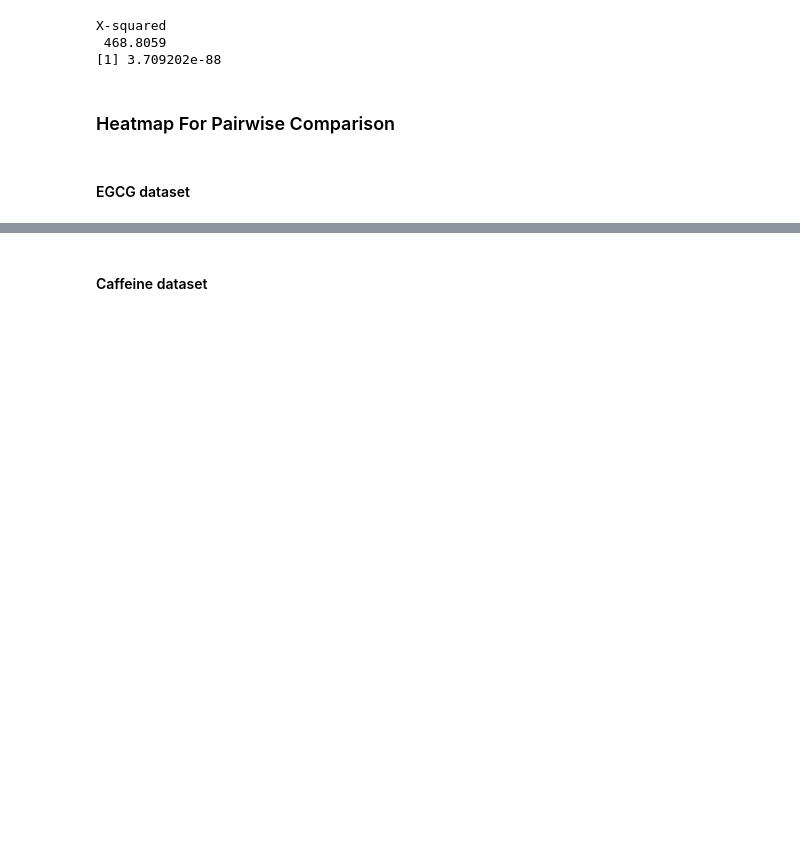
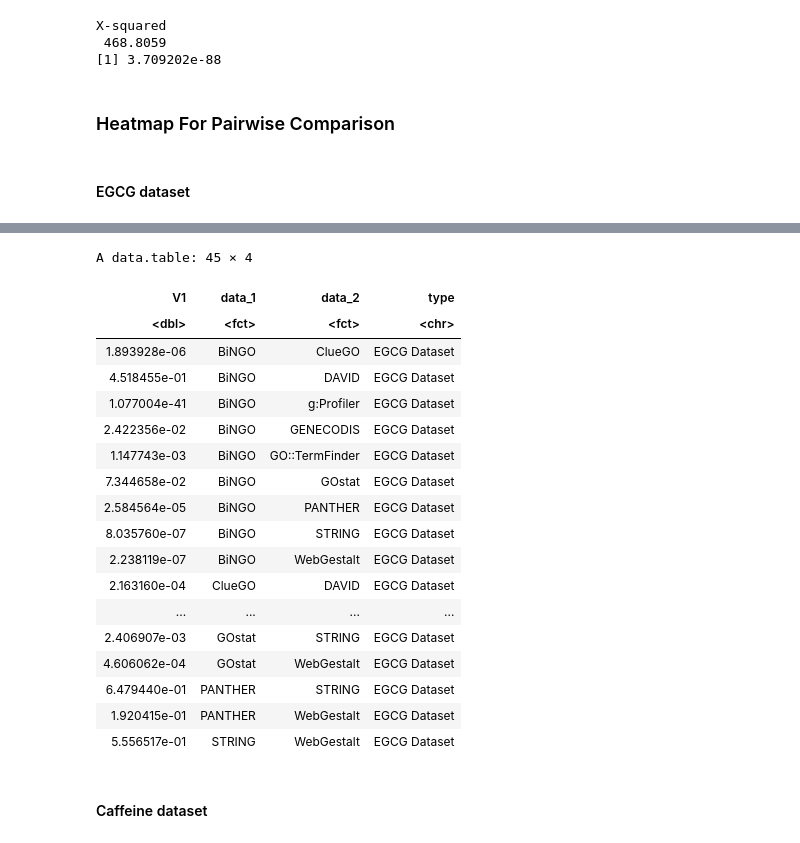
Before and after one commit to kittisaktaoma/GO-tools-comparsion, a Jupyter notebook: GO_tools_Comparison.ipynb, the cells around one changed output, grey strips where cells are left out. Cells and saved outputs as stored; diff of their text form; code cells hidden in the pictures; blank space fills up the shorter version.

```diff
--- a/GO_tools_Comparison.ipynb
+++ b/GO_tools_Comparison.ipynb
@@ -380,6 +408,8 @@ res.eg <- do.call(rbind,out_list) %>% as.data.frame()
 res.eg$data <- rownames(res.eg)
 res.eg.1 <- splitstackshape::cSplit(res.eg, "data", "_")
 res.eg.1$type <- "EGCG Dataset"
+
+res.eg.1
 # %% [output]
 Warning message in chisq.test(x.02[, c(i, j)]):
 “Chi-squared approximation may be incorrect”
@@ -404,3 +422,22 @@ Warning message in chisq.test(x.02[, c(i, j)]):
+A data.table: 45 × 4
+| V1 | data_1 | data_2 | type |
+| <dbl> | <fct> | <fct> | <chr> |
+| 1.893928e-06 | BiNGO | ClueGO | EGCG Dataset |
+| 4.518455e-01 | BiNGO | DAVID | EGCG Dataset |
+| 1.077004e-41 | BiNGO | g:Profiler | EGCG Dataset |
+| 2.422356e-02 | BiNGO | GENECODIS | EGCG Dataset |
+| 1.147743e-03 | BiNGO | GO::TermFinder | EGCG Dataset |
+| 7.344658e-02 | BiNGO | GOstat | EGCG Dataset |
+| 2.584564e-05 | BiNGO | PANTHER | EGCG Dataset |
+| 8.035760e-07 | BiNGO | STRING | EGCG Dataset |
+| 2.238119e-07 | BiNGO | WebGestalt | EGCG Dataset |
+| 2.163160e-04 | ClueGO | DAVID | EGCG Dataset |
+| ... | ... | ... | ... |
+| 2.406907e-03 | GOstat | STRING | EGCG Dataset |
+| 4.606062e-04 | GOstat | WebGestalt | EGCG Dataset |
+| 6.479440e-01 | PANTHER | STRING | EGCG Dataset |
+| 1.920415e-01 | PANTHER | WebGestalt | EGCG Dataset |
+| 5.556517e-01 | STRING | WebGestalt | EGCG Dataset |
 # %% [markdown]
 
 #### Caffeine dataset
```
Also changed, not shown: parts of 6 cells of this notebook.
